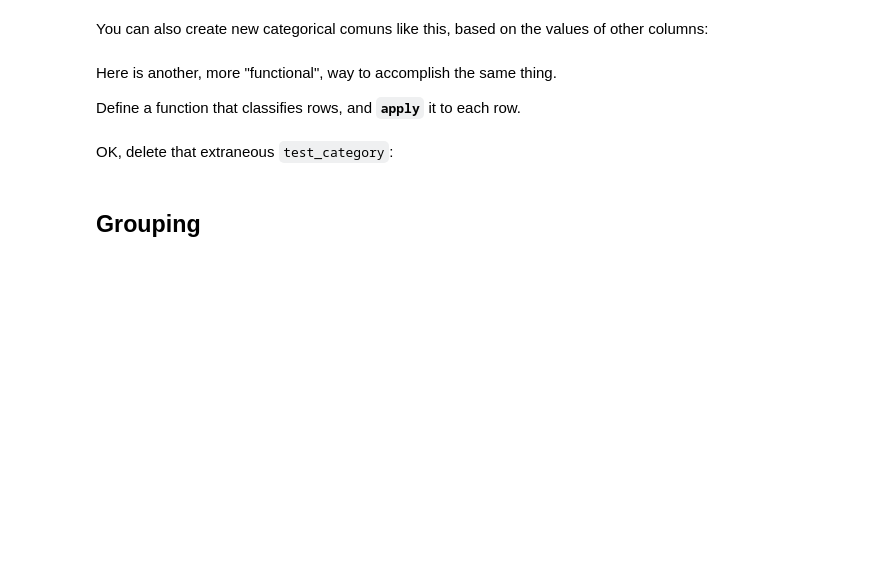
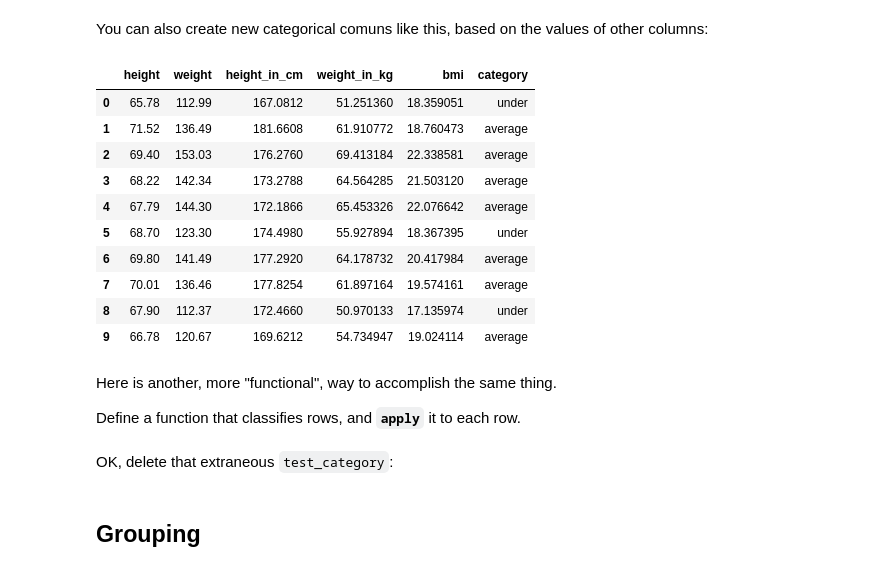
Before and after one commit to 0ctave/2022SAR-T07, a Jupyter notebook: course_files/session2/Session02-01-Pandas.ipynb, the cells around one changed output. Cells and saved outputs as stored; diff of their text form; code cells hidden in the pictures; blank space fills up the shorter version.

```diff
--- a/course_files/session2/Session02-01-Pandas.ipynb
+++ b/course_files/session2/Session02-01-Pandas.ipynb
@@ -215,13 +451,26 @@ df.head()
 You can also create new categorical comuns like this, based on the values of other columns:
 # %%
 for idx, row in df.iterrows():
+    print(idx)
     if row.bmi < 18.5:
         df.loc[idx,'category']='under'
     elif row.bmi >= 18.5 and row.bmi < 25.0:
         df.loc[idx,'category']='average'
     else:
         df.loc[idx,'category']='over'
-df.head()
+df.head(10)
+# %% [output]
+|  | height | weight | height_in_cm | weight_in_kg | bmi | category |
+| 0 | 65.78 | 112.99 | 167.0812 | 51.251360 | 18.359051 | under |
+| 1 | 71.52 | 136.49 | 181.6608 | 61.910772 | 18.760473 | average |
+| 2 | 69.40 | 153.03 | 176.2760 | 69.413184 | 22.338581 | average |
+| 3 | 68.22 | 142.34 | 173.2788 | 64.564285 | 21.503120 | average |
+| 4 | 67.79 | 144.30 | 172.1866 | 65.453326 | 22.076642 | average |
+| 5 | 68.70 | 123.30 | 174.4980 | 55.927894 | 18.367395 | under |
+| 6 | 69.80 | 141.49 | 177.2920 | 64.178732 | 20.417984 | average |
+| 7 | 70.01 | 136.46 | 177.8254 | 61.897164 | 19.574161 | average |
+| 8 | 67.90 | 112.37 | 172.4660 | 50.970133 | 17.135974 | under |
+| 9 | 66.78 | 120.67 | 169.6212 | 54.734947 | 19.024114 | average |
 # %% [markdown]
 Here is another, more "functional", way to accomplish the same thing.
 
```
Also changed, not shown: parts of 34 cells of this notebook, 1 other file.
